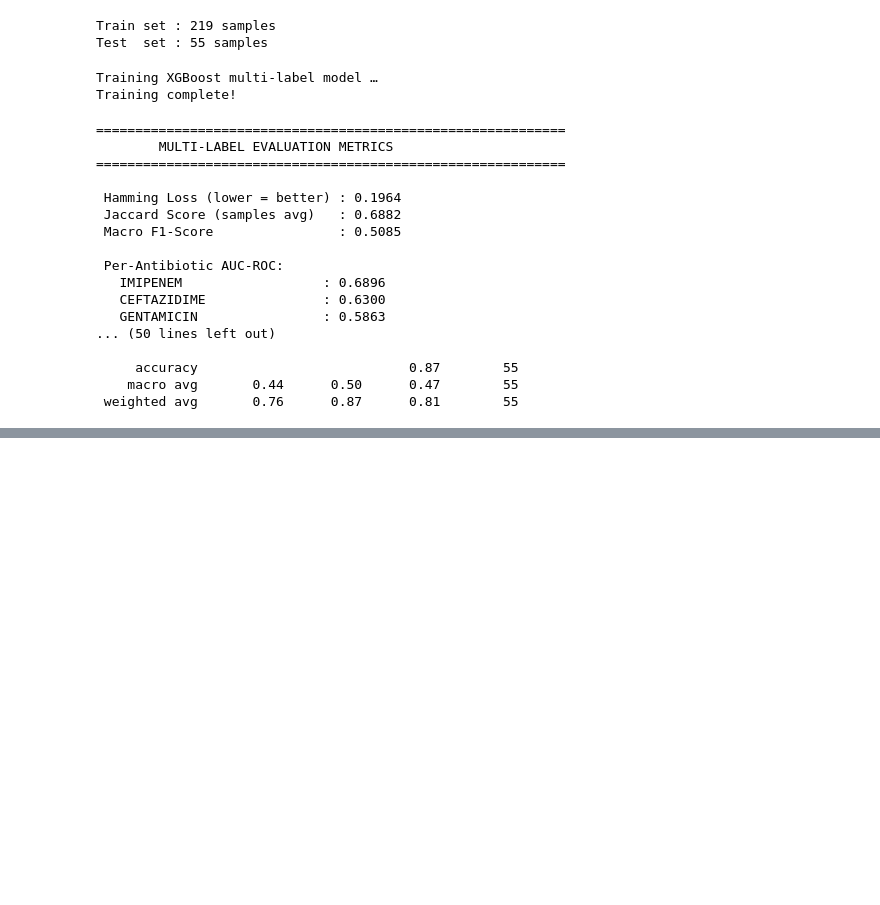
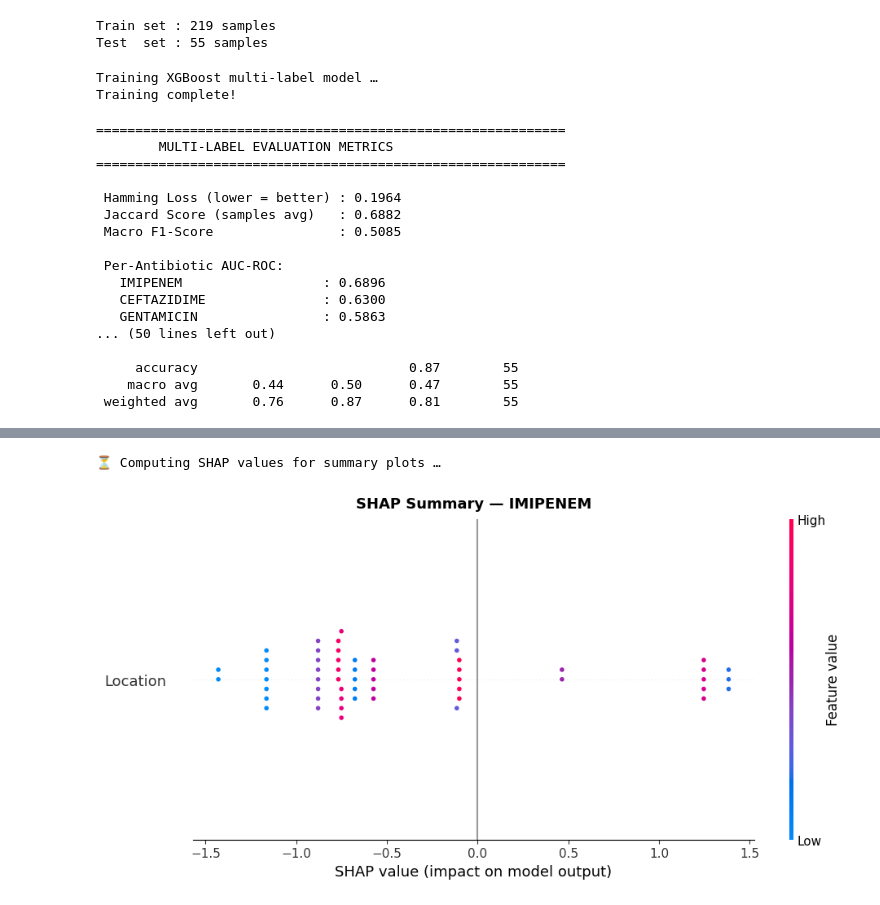
Before and after one commit to Akshara2424/AMR, a Jupyter notebook: notebooks/model.ipynb, the cells around one changed output, grey strips where cells are left out. Saved outputs shown, nothing was run; the diff lists cells and outputs as text; code cells hidden in the pictures; blank space fills up the shorter version.

```diff
--- a/notebooks/model.ipynb
+++ b/notebooks/model.ipynb
@@ -579,0 +782,80 @@ print("=" * 60)
+# %%
+import shap
+import matplotlib.pyplot as plt
+
+print(" Computing SHAP values for summary plots …")
+
+shap_store = {}                                        # {antibiotic: shap_values_array}
+
+for ab, estimator in zip(ANTIBIOTIC_COLS, model.estimators_):
+    explainer   = shap.TreeExplainer(estimator)
+    shap_values = explainer.shap_values(X_test)
+    sv = shap_values[1] if isinstance(shap_values, list) else shap_values
+    shap_store[ab] = sv
+
+# ── 16A: Individual SHAP summary (beeswarm) per antibiotic ───────────────────
+for ab, sv in shap_store.items():
+    fig, ax = plt.subplots(figsize=(10, 5))
+    shap.summary_plot(
+        sv, X_test,
+        feature_names=FEATURE_COLS,
+        show=False,
+        plot_size=None,
+        color_bar=True,
+    )
+    plt.title(f"SHAP Summary — {ab}", fontsize=13, fontweight="bold", pad=10)
+    plt.tight_layout()
+
+    fname = f"shap_summary_{ab.replace('/', '_').replace(' ', '_')}.png"
+    fpath = os.path.join(VIZ_DIR, fname)
+    plt.savefig(fpath, dpi=150, bbox_inches="tight")
+    plt.show()
+    print(f" Saved → {fpath}")
+
+# ── 16B: Aggregated mean |SHAP| bar chart (all antibiotics) ──────────────────
+mean_abs = np.array([np.abs(sv).mean(axis=0) for sv in shap_store.values()])
+agg      = mean_abs.mean(axis=0)
+order    = np.argsort(agg)[::-1]
+
+fig, ax = plt.subplots(figsize=(10, 6))
+palette  = plt.cm.RdYlGn_r(np.linspace(0.1, 0.85, len(order)))
+ax.barh(
+    [FEATURE_COLS[i] for i in order][::-1],
+    agg[order][::-1],
+    color=palette[::-1],
+    edgecolor="black",
+    linewidth=0.5,
+)
+ax.set_xlabel("Mean |SHAP value|  (averaged across all antibiotics)", fontsize=11)
+ax.set_title("Aggregated SHAP Feature Importance — All Antibiotics", fontsize=13, fontweight="bold")
+ax.grid(axis="x", linestyle="--", alpha=0.4)
+plt.tight_layout()
+
+agg_path = os.path.join(VIZ_DIR, "shap_summary_aggregated.png")
+plt.savefig(agg_path, dpi=150, bbox_inches="tight")
+plt.show()
+print(f" Saved → {agg_path}")
+
+# ── 16C: SHAP dependence plot for top feature (bonus insight) ────────────────
+top_feature = FEATURE_COLS[order[0]]
+top_ab      = ANTIBIOTIC_COLS[0]          # first antibiotic as representative
+
+fig, ax = plt.subplots(figsize=(8, 5))
+shap.dependence_plot(
+    top_feature,
+    shap_store[top_ab],
+    X_test,
+    feature_names=FEATURE_COLS,
+    show=False,
+    ax=ax,
+)
+ax.set_title(f"SHAP Dependence — '{top_feature}' on {top_ab}", fontsize=12, fontweight="bold")
+plt.tight_layout()
+
+dep_path = os.path.join(VIZ_DIR, "shap_dependence_top_feature.png")
+plt.savefig(dep_path, dpi=150, bbox_inches="tight")
+plt.show()
+print(f" Saved → {dep_path}")
+# %% [output]
+⏳ Computing SHAP values for summary plots …
+[figure, added]
```
Also changed, not shown: parts of 13 cells of this notebook, 16 other files.
